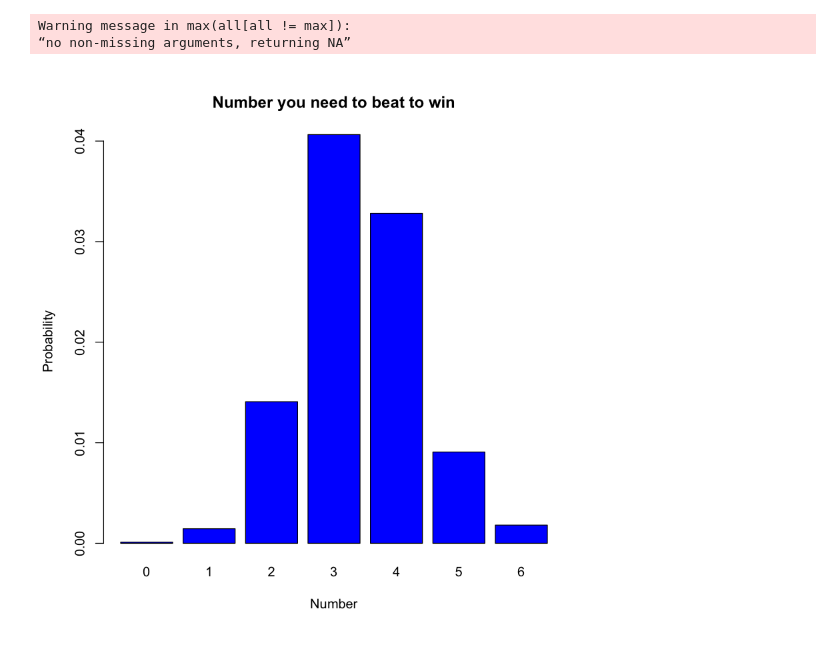
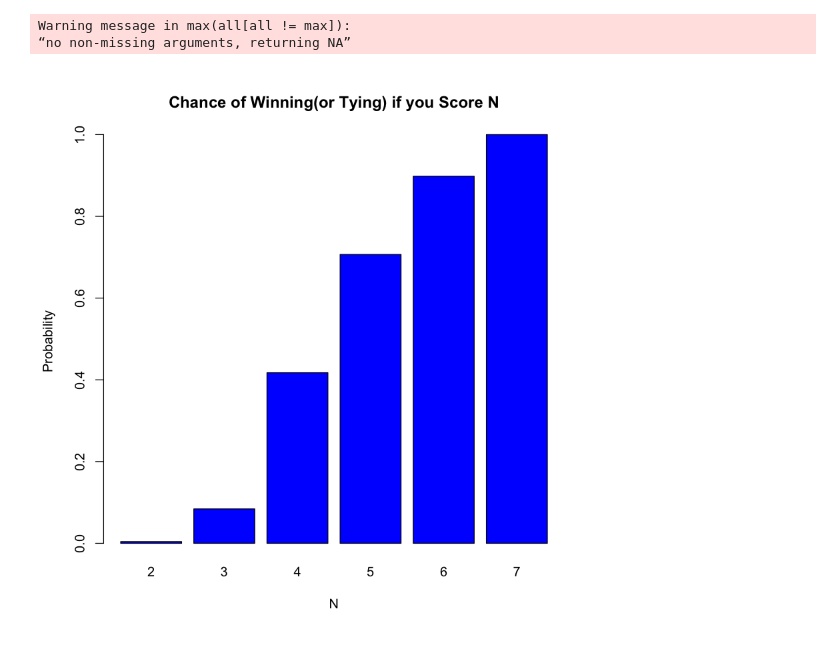
Before and after one commit to nickdulchin/House-Free-Throw-Competition, a Jupyter notebook: Free Throw Simulation.ipynb, the cells around one changed output. Saved outputs shown, nothing was run; the diff lists cells and outputs as text; code cells hidden in the pictures.

```diff
--- a/Free Throw Simulation.ipynb
+++ b/Free Throw Simulation.ipynb
@@ -91,12 +84,12 @@ names<-c("Rosh","Tyler","Nick","Nikhil","Ed","Oren")
 win_percentages<-data.frame(names,percentages)
 # %%
 #plot barchart for number you need to beat to win
-highest_non_winner=as.numeric(highest_non_winner)
-counts=table(highest_non_winner)
-barplot(counts/(sum(counts)*10),main="Number you need to beat to win",col="blue",
-        xlab="Number",ylab="Probability")
+winning_number=as.numeric(winning_number)
+counts=table(winning_number)
+barplot(cumsum(counts/(sum(counts))),main="Chance of Winning(or Tying) if you Score N",col="blue",
+        xlab="N",ylab="Probability")
 # %% [output]
-[figure, old version]
+[figure, new version]
 # %%
 #plot barchart of winning percentages in simulation
 ggplot(win_percentages,aes(x=names,y=percentages,fill=names)) + geom_bar(stat="identity")+
```
Also changed, not shown: parts of 3 cells of this notebook.
